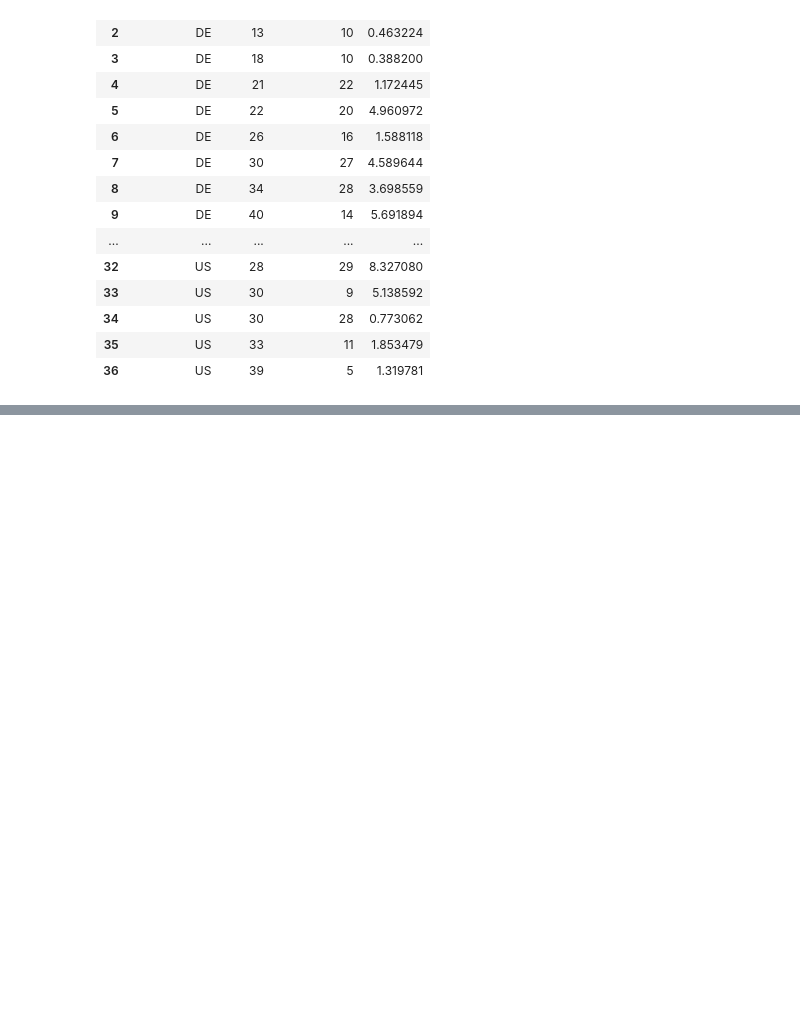
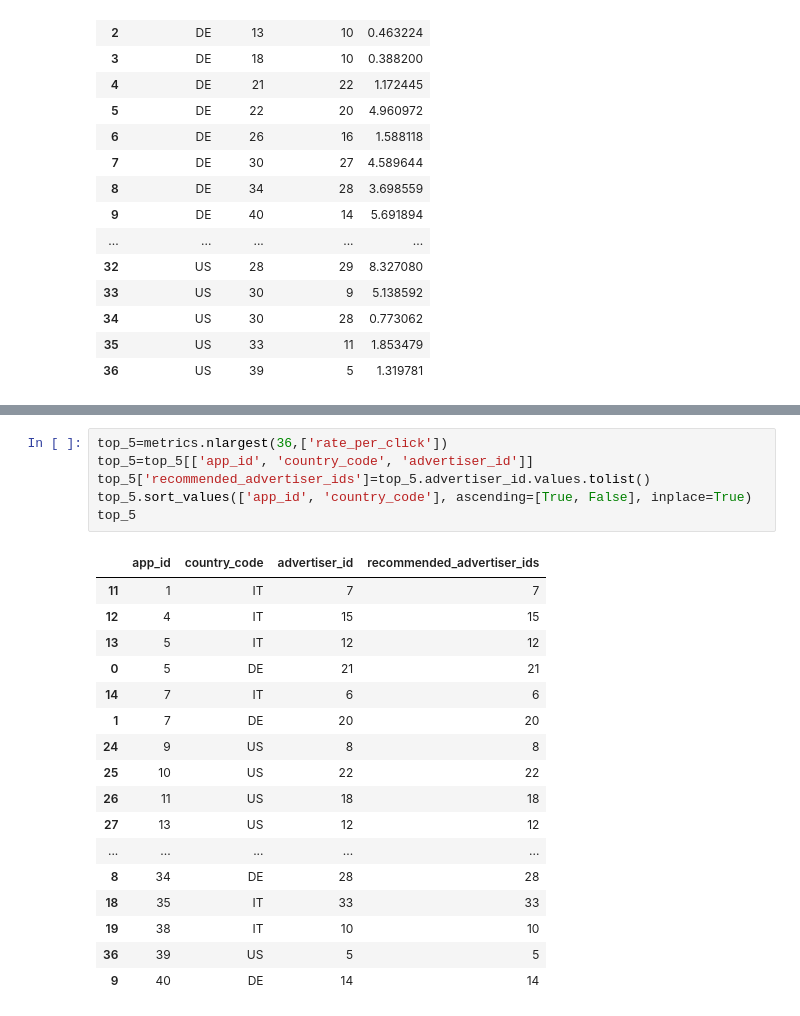
Before and after one commit to eyamini/Verve-Top-Advertisers, a Jupyter notebook: Merged.ipynb, the cells around one changed output, grey strips where cells are left out. Drawn from its saved outputs; the diff is of its cells as text; blank space fills up the shorter version.

```diff
--- a/Merged.ipynb
+++ b/Merged.ipynb
@@ -152,0 +198,24 @@ metrics.head(50)
+# %%
+top_5=metrics.nlargest(36,['rate_per_click'])
+top_5=top_5[['app_id', 'country_code', 'advertiser_id']]
+top_5['recommended_advertiser_ids']=top_5.advertiser_id.values.tolist()
+top_5.sort_values(['app_id', 'country_code'], ascending=[True, False], inplace=True)
+top_5
+# %% [output]
+|  | app_id | country_code | advertiser_id | recommended_advertiser_ids |
+| 11 | 1 | IT | 7 | 7 |
+| 12 | 4 | IT | 15 | 15 |
+| 13 | 5 | IT | 12 | 12 |
+| 0 | 5 | DE | 21 | 21 |
+| 14 | 7 | IT | 6 | 6 |
+| 1 | 7 | DE | 20 | 20 |
+| 24 | 9 | US | 8 | 8 |
+| 25 | 10 | US | 22 | 22 |
+| 26 | 11 | US | 18 | 18 |
+| 27 | 13 | US | 12 | 12 |
+| ... | ... | ... | ... | ... |
+| 8 | 34 | DE | 28 | 28 |
+| 18 | 35 | IT | 33 | 33 |
+| 19 | 38 | IT | 10 | 10 |
+| 36 | 39 | US | 5 | 5 |
+| 9 | 40 | DE | 14 | 14 |
```
Also changed, not shown: parts of 9 cells of this notebook, 2 other files.
